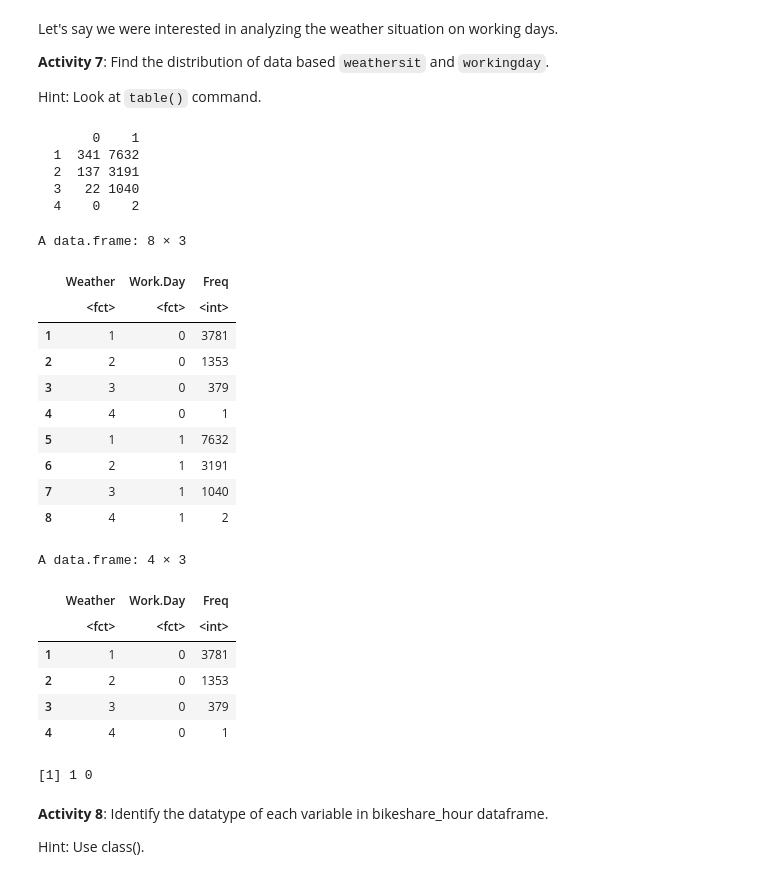
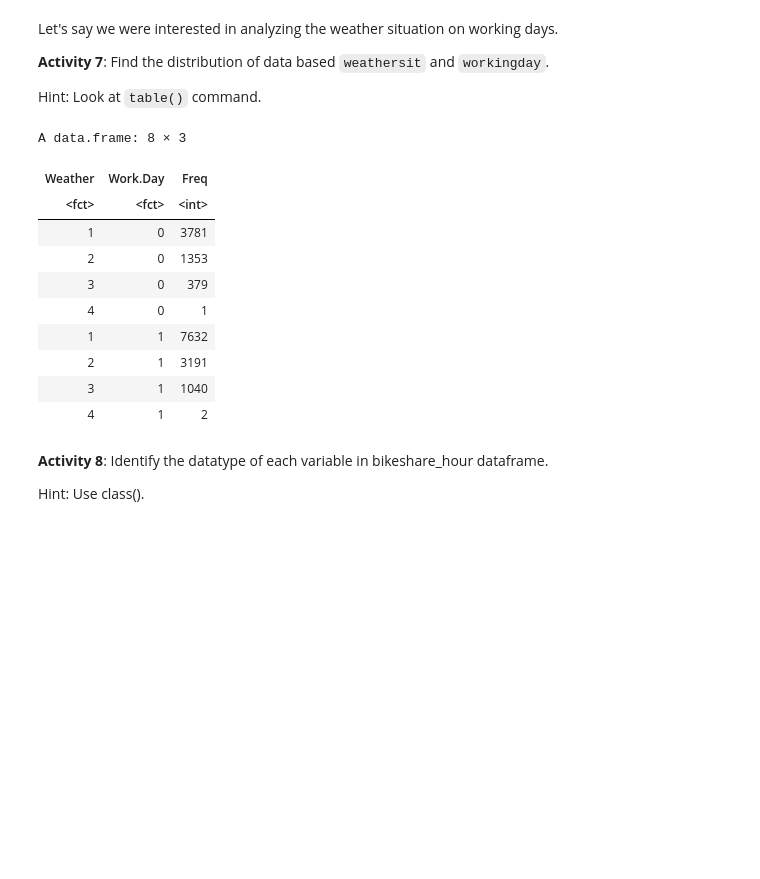
Before and after one commit to SteeltownRiot/DSA, a Jupyter notebook: DSA-7020 Stats for Data Analysis/Module 1 - Intro to Stats with R/Exercises/exercises.ipynb, the cells around one changed output. Cells and saved outputs as stored; diff of their text form; code cells hidden in the pictures; blank space fills up the shorter version.

```diff
--- a/DSA-7020 Stats for Data Analysis/Module 1 - Intro to Stats with R/Exercises/exercises.ipynb
+++ b/DSA-7020 Stats for Data Analysis/Module 1 - Intro to Stats with R/Exercises/exercises.ipynb
@@ -188,41 +201,28 @@ Hint: Look at `table()` command.
 # %%
 # Code for Activity 7  goes here
 # -------------------------------
-table(weekdays$weathersit, weekdays$workingday)
+# Doesn't work because there are holidays that fall on weekdays
+# table(weekdays$weathersit, weekdays$workingday)
 
+# Create freq table based on two columns then convert to dataframe
 df <- as.data.frame(table(bikeshare_hour$weathersit, bikeshare_hour$workingday))
+# Change column names
 names(df) <- c("Weather", "Work.Day", "Freq")
-# Shows work days and non workdays (not sure which is which)
-df[df$Freq != 0, ]
-# Excludes weekends?
-df[df$Work.Day != 1, ]
-
-unique(weekdays$workingday)
+df
+# # Excludes weekends and holidays
+# df[df$Work.Day != 1, ]
 # %% [output]
-       0    1
-  1  341 7632
-  2  137 3191
-  3   22 1040
-  4    0    2
+A data.frame: 8 × 3
-A data.frame: 8 × 3
-|  | Weather | Work.Day | Freq |
-|  | <fct> | <fct> | <int> |
-| 1 | 1 | 0 | 3781 |
-| 2 | 2 | 0 | 1353 |
-| 3 | 3 | 0 | 379 |
-| 4 | 4 | 0 | 1 |
-| 5 | 1 | 1 | 7632 |
-| 6 | 2 | 1 | 3191 |
-| 7 | 3 | 1 | 1040 |
-| 8 | 4 | 1 | 2 |
+| Weather | Work.Day | Freq |
+| <fct> | <fct> | <int> |
+| 1 | 0 | 3781 |
+| 2 | 0 | 1353 |
+| 3 | 0 | 379 |
+| 4 | 0 | 1 |
+| 1 | 1 | 7632 |
+| 2 | 1 | 3191 |
+| 3 | 1 | 1040 |
+| 4 | 1 | 2 |
-A data.frame: 4 × 3
-|  | Weather | Work.Day | Freq |
-|  | <fct> | <fct> | <int> |
-| 1 | 1 | 0 | 3781 |
-| 2 | 2 | 0 | 1353 |
-| 3 | 3 | 0 | 379 |
-| 4 | 4 | 0 | 1 |
-[1] 1 0
 # %% [markdown]
 **Activity 8**: Identify the datatype of each variable in bikeshare_hour dataframe.
 
```
Also changed, not shown: parts of 19 cells of this notebook, 2 other files.
